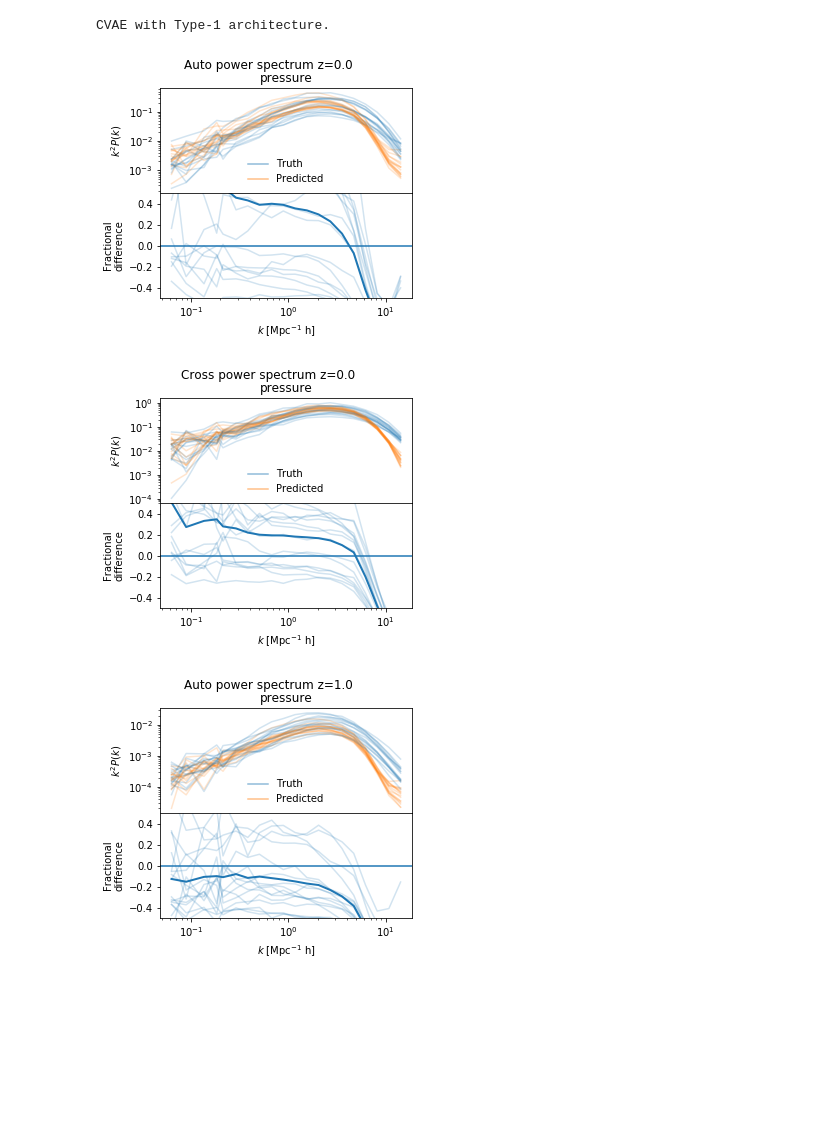
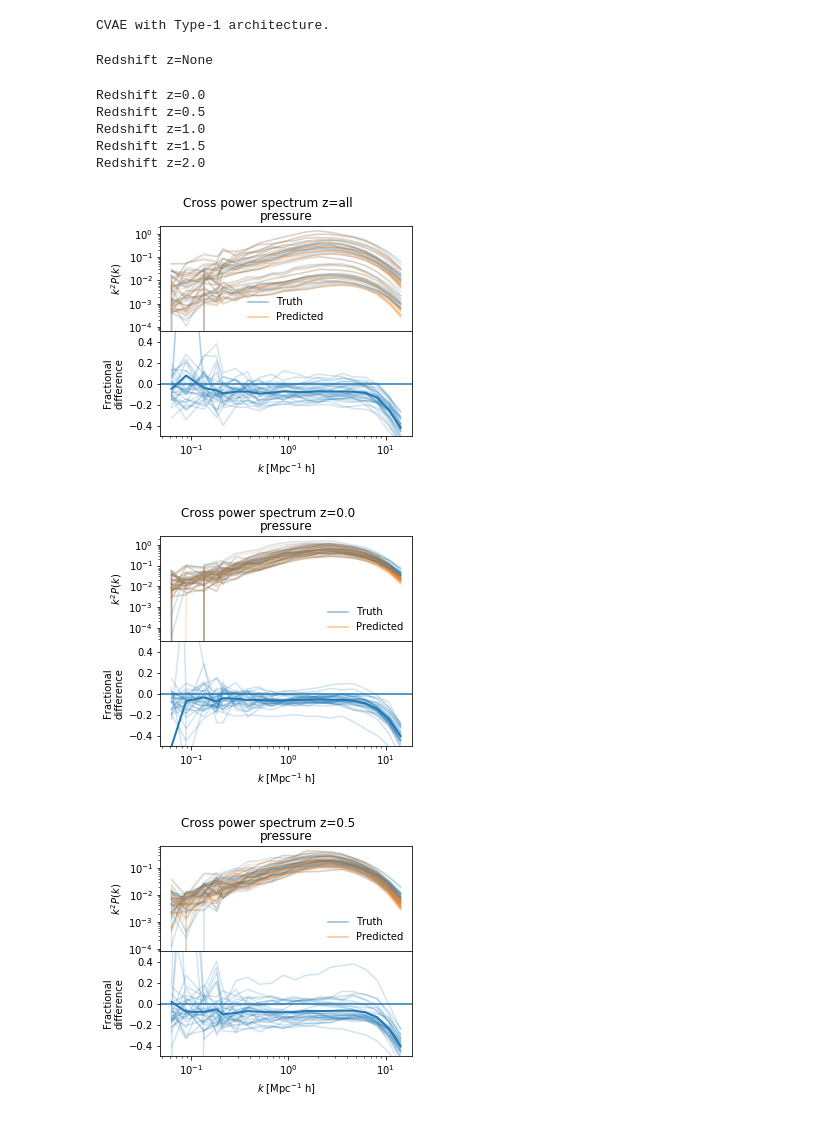
Before and after one commit to tilmantroester/baryon_painter, a Jupyter notebook: notebooks/validation_plots.ipynb, the cells around one changed output. Saved outputs shown, nothing was run; the diff lists cells and outputs as text; code cells hidden in the pictures; blank space fills up the shorter version.

Commit message:
Validation plot notebook.

```diff
--- a/notebooks/validation_plots.ipynb
+++ b/notebooks/validation_plots.ipynb
@@ -34,7 +34,7 @@ n_validation_stack = 3
 n_scale = 1
 n_aux_label = 1
 label_fields = ["pressure"]
-redshifts = [0.0, 0.125, 0.25, 0.375, 0.5, 0.75, 1.0, 1.25, 1.5]#, 1.75, 2.0]
+redshifts = [0.0, 0.125, 0.25, 0.375, 0.5, 0.75, 1.0, 1.25, 1.5, 1.75, 2.0]
 
 validation_dataset = datasets.BAHAMASDataset(files=training_files_info, root_path=data_path,
                                              redshifts=redshifts,
@@ -46,53 +46,65 @@ validation_dataset = datasets.BAHAMASDataset(files=training_files_info, root_pat
                                              subtract_minimum=False,
                                             )
 # %%
-run_name = "single_scale_max_z1.5_transf1_short"
+run_name = "single_scale_max_z2_log_shift_softmax_lr1e-3"
 
-painter = baryon_painter.painter.CVAEPainter((os.path.join(output_path, run_name, "checkpoint_final_state"),
-                                              os.path.join(output_path, run_name, "checkpoint_final_meta")))
+painter = baryon_painter.painter.CVAEPainter((os.path.join(output_path, run_name, "model_state"),
+                                              os.path.join(output_path, run_name, "model_meta")),
+                                             compute_device=compute_device)
 # %% [output]
 CVAE with Type-1 architecture.
 # %%
-n_sample = 16
-validation_redshifts = [0.0, 1.0]
+n_sample = 32
+validation_redshifts = [None, 0.0, 0.5, 1.0, 1.5, 2.0]
 
 for z in validation_redshifts:
+    print(f"Redshift z={z}")
     samples, idx, redshifts = validation_dataset.get_batch(size=n_sample, z=z)
+
     dm = []
     pressure_truth = []
     pressure_fake = []
     for i in range(n_sample):
         in_ = samples[0,i]
-        out = painter.paint(in_, z=redshifts[i])
+        truth = samples[1,i]
+        out = painter.paint(in_, z=redshifts[i], transform=True, inverse_transform=True)
 
         dm.append(in_)
-        pressure_truth.append(samples[1,i])
+        pressure_truth.append(truth)
         pressure_fake.append(out)
+
 
     dm = np.array(dm)
     pressure_truth = np.array(pressure_truth)
     pressure_fake = np.array(pressure_fake)
 
-    fig, ax = validation_plotting.plot_power_spectra(output_true=pressure_truth[:,None,...],
-                                                           input=dm[:,None,...],
-                                                           output_pred=pressure_fake[:,None,...],
-                                                           L=validation_dataset.tile_L,
-                                                           output_labels=validation_dataset.label_fields,
-                                                           mode="auto",
-                                                           n_feature_per_field=validation_dataset.n_feature_per_field,
-                                                           plot_size=(5,2))
-    fig.suptitle(f"Auto power spectrum z={z}")
+#     fig, ax = validation_plotting.plot_power_spectra(output_true=pressure_truth[:,None,...],
+#                                                            input=dm[:,None,...],
+#                                                            output_pred=pressure_fake[:,None,...],
+#                                                            L=validation_dataset.tile_L,
+#                                                            output_labels=validation_dataset.label_fields,
+#                                                            mode="auto",
+#                                                            n_feature_per_field=validation_dataset.n_feature_per_field,
+#                                                            plot_size=(5,2))
+#     fig.suptitle(f"Auto power spectrum z={z}")
 
     fig, ax = validation_plotting.plot_power_spectra(output_true=pressure_truth[:,None,...],
                                                            input=dm[:,None,...],
                                                            output_pred=pressure_fake[:,None,...],
                                                            L=validation_dataset.tile_L,
                                                            output_labels=validation_dataset.label_fields,
                                                            mode="cross",
                                                            n_feature_per_field=validation_dataset.n_feature_per_field,
                                                            plot_size=(5,2))
-    fig.suptitle(f"Cross power spectrum z={z}")
+
+    fig.suptitle(f"Cross power spectrum z={z if z is not None else 'all'}")
 # %% [output]
+Redshift z=None
+Redshift z=0.0
+Redshift z=0.5
+Redshift z=1.0
+Redshift z=1.5
+Redshift z=2.0
-[figure, old version]
+[figure, new version]
-[figure, old version]
+[figure, new version]
-[figure, old version]
+[figure, new version]
```
Also changed, not shown: parts of 1 cell of this notebook.
